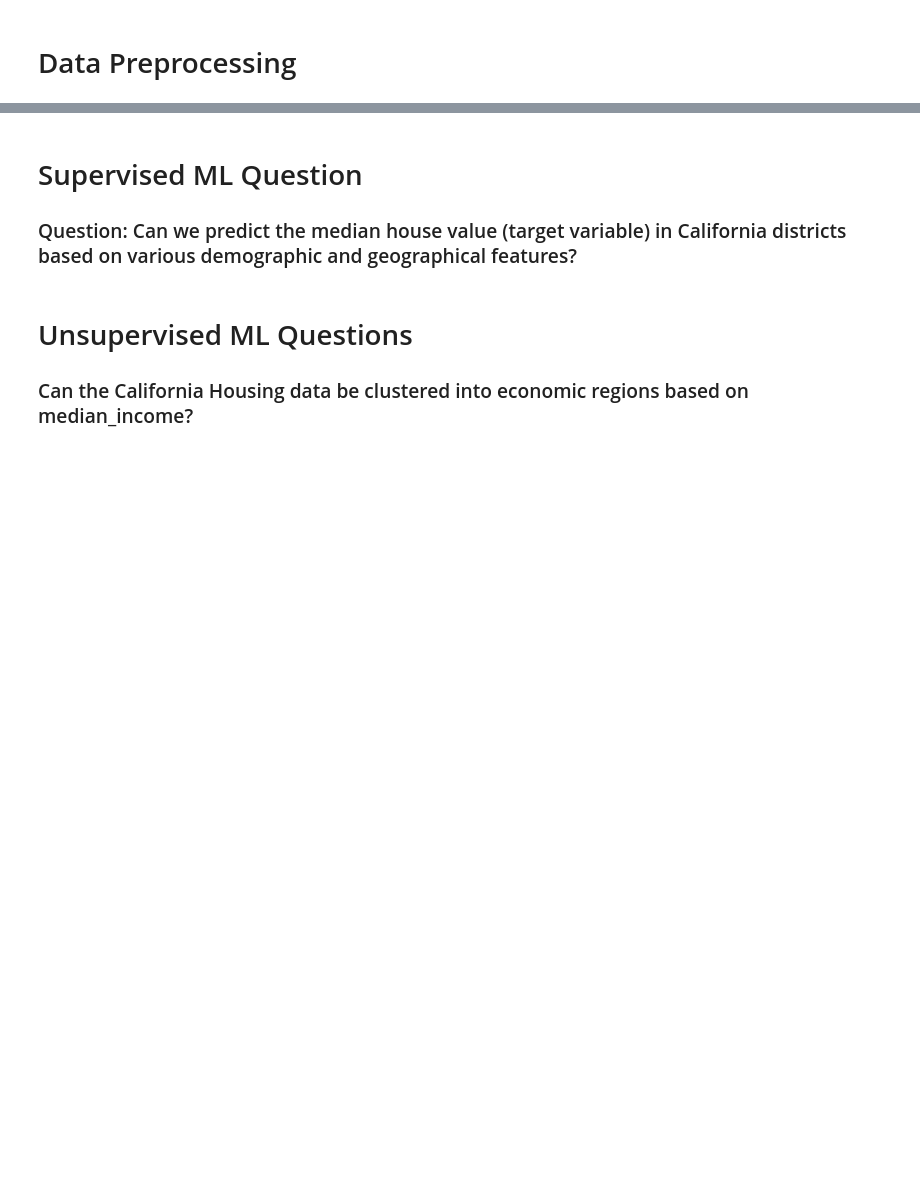
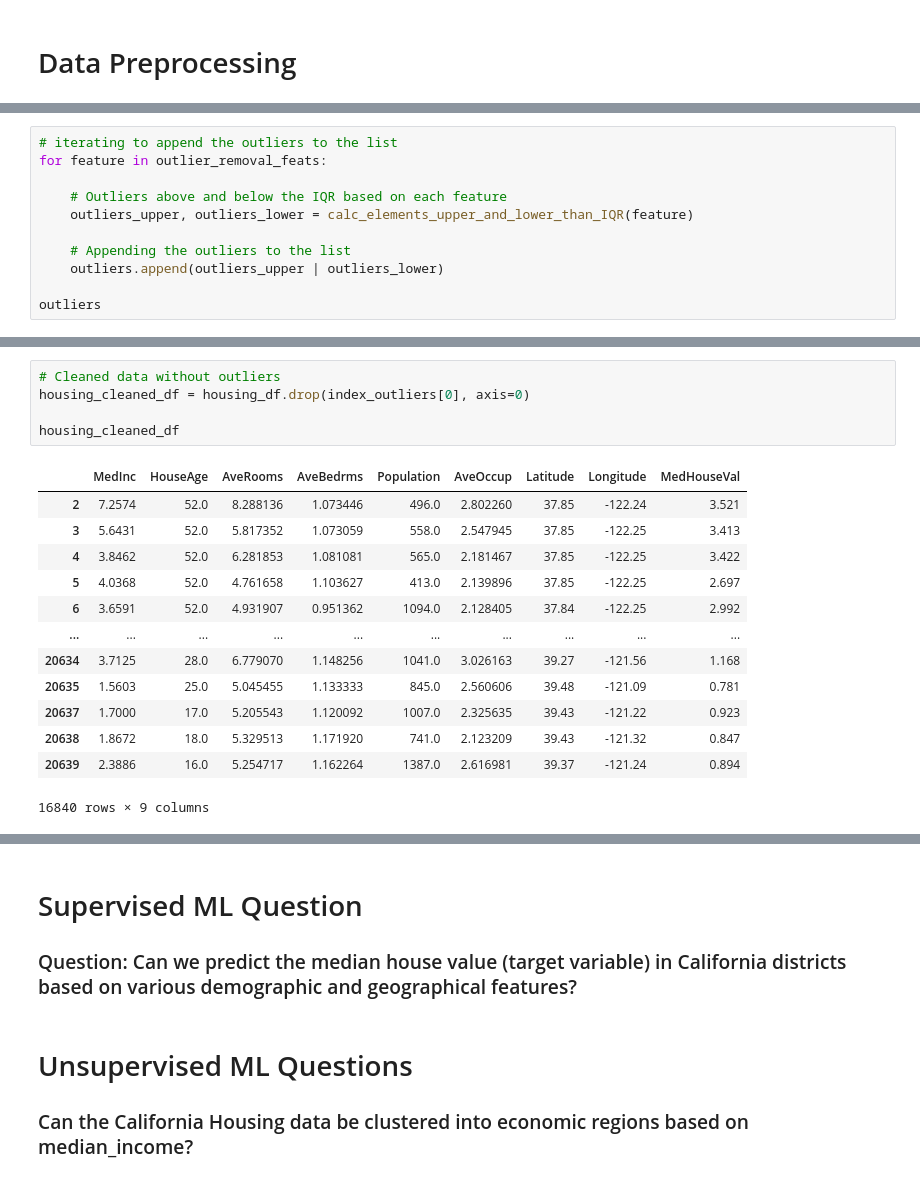
Before and after one commit to efyrb4/dsda-zdat2003-assessment-2-efyrb4, a Jupyter notebook: src/ML_experiments.ipynb, the cells around one changed output, grey strips where cells are left out. Drawn from its saved outputs; the diff is of its cells as text; blank space fills up the shorter version.

```diff
--- a/src/ML_experiments.ipynb
+++ b/src/ML_experiments.ipynb
@@ -212,0 +257,11 @@ plt.show()
+# %%
+# iterating to append the outliers to the list
+for feature in outlier_removal_feats:
+
+    # Outliers above and below the IQR based on each feature
+    outliers_upper, outliers_lower = calc_elements_upper_and_lower_than_IQR(feature)
+
+    # Appending the outliers to the list
+    outliers.append(outliers_upper | outliers_lower)
+
+outliers
@@ -212,0 +297,19 @@ plt.show()
+# %%
+# Cleaned data without outliers
+housing_cleaned_df = housing_df.drop(index_outliers[0], axis=0)
+
+housing_cleaned_df
+# %% [output]
+|  | MedInc | HouseAge | AveRooms | AveBedrms | Population | AveOccup | Latitude | Longitude | MedHouseVal |
+| 2 | 7.2574 | 52.0 | 8.288136 | 1.073446 | 496.0 | 2.802260 | 37.85 | -122.24 | 3.521 |
+| 3 | 5.6431 | 52.0 | 5.817352 | 1.073059 | 558.0 | 2.547945 | 37.85 | -122.25 | 3.413 |
+| 4 | 3.8462 | 52.0 | 6.281853 | 1.081081 | 565.0 | 2.181467 | 37.85 | -122.25 | 3.422 |
+| 5 | 4.0368 | 52.0 | 4.761658 | 1.103627 | 413.0 | 2.139896 | 37.85 | -122.25 | 2.697 |
+| 6 | 3.6591 | 52.0 | 4.931907 | 0.951362 | 1094.0 | 2.128405 | 37.84 | -122.25 | 2.992 |
+| ... | ... | ... | ... | ... | ... | ... | ... | ... | ... |
+| 20634 | 3.7125 | 28.0 | 6.779070 | 1.148256 | 1041.0 | 3.026163 | 39.27 | -121.56 | 1.168 |
+| 20635 | 1.5603 | 25.0 | 5.045455 | 1.133333 | 845.0 | 2.560606 | 39.48 | -121.09 | 0.781 |
+| 20637 | 1.7000 | 17.0 | 5.205543 | 1.120092 | 1007.0 | 2.325635 | 39.43 | -121.22 | 0.923 |
+| 20638 | 1.8672 | 18.0 | 5.329513 | 1.171920 | 741.0 | 2.123209 | 39.43 | -121.32 | 0.847 |
+| 20639 | 2.3886 | 16.0 | 5.254717 | 1.162264 | 1387.0 | 2.616981 | 39.37 | -121.24 | 0.894 |
+16840 rows × 9 columns
```
Also changed, not shown: parts of 15 cells of this notebook.
